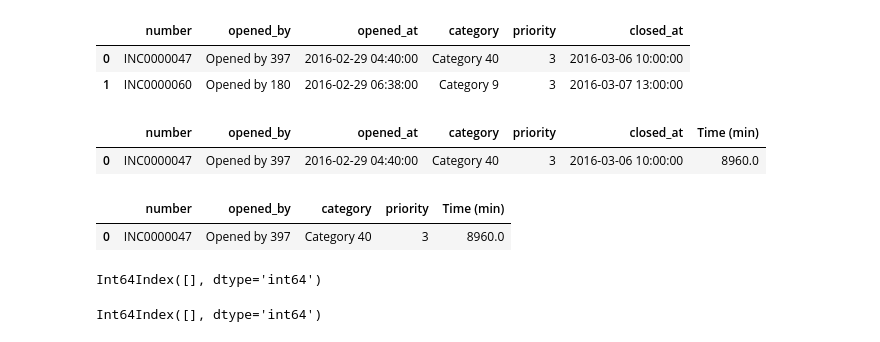
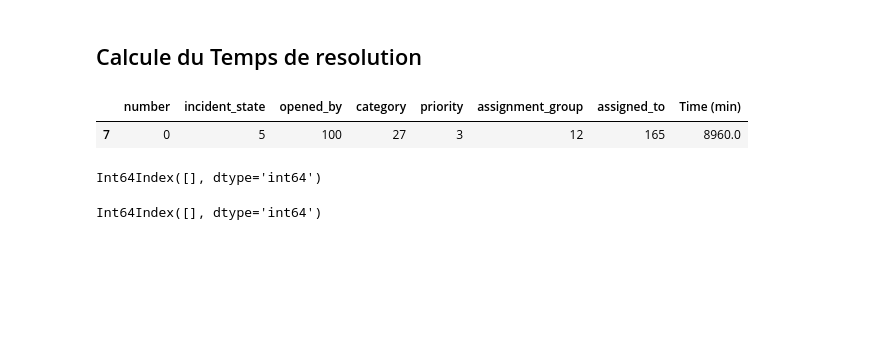
Before and after one commit to soufiyan12/Analyse_incident_event_log_MELHOUF_RAKRAKY, a Jupyter notebook: Analyse_logs_MELHOUF_RAKRAKY.ipynb, the cells around one changed output. Saved outputs shown, nothing was run; the diff lists cells and outputs as text; code cells hidden in the pictures; blank space fills up the shorter version.

```diff
--- a/Analyse_logs_MELHOUF_RAKRAKY.ipynb
+++ b/Analyse_logs_MELHOUF_RAKRAKY.ipynb
@@ -106 +143,13 @@ datasetV3["priority"] = datasetV3["priority"].astype(int)
+# %%
+#web site ::: https://www.geeksforgeeks.org/ml-label-encoding-of-datasets-in-python/
+# label_encoder object knows how to understand word labels.
+label_encoder = preprocessing.LabelEncoder()
+
+# Encode labels in column 'category'.
+DatasetV4['category']= label_encoder.fit_transform(DatasetV4['category'])
+DatasetV4['opened_by']= label_encoder.fit_transform(DatasetV4['opened_by'])
+DatasetV4['number']= label_encoder.fit_transform(DatasetV4['number'])
+DatasetV4['assignment_group']= label_encoder.fit_transform(DatasetV4['assignment_group'])
+DatasetV4['assigned_to']= label_encoder.fit_transform(DatasetV4['assigned_to'])
+DatasetV4['incident_state']= label_encoder.fit_transform(DatasetV4['incident_state'])
 # %%
@@ -144,34 +175,26 @@ min            NaN            NaN               NaN          NaN     1.000000
 50%                  NaN
 75%                  NaN
 max                  NaN
+# %% [markdown]
+## Calcule du Temps de resolution
 # %%
 #weeb site ::: https://www.programiz.com/python-programming/datetime/strptime
 #we convert the format of date closing and opening incident using datetime object
-datasetV4['closed_at'] = datasetV4['closed_at'].apply(lambda x: datetime.strptime(x, '%d/%m/%Y %H:%M'))
-datasetV4['opened_at'] = datasetV4['opened_at'].apply(lambda x: datetime.strptime(x, '%d/%m/%Y %H:%M'))
+DatasetV4['closed_at'] = DatasetV4['closed_at'].apply(lambda x: datetime.strptime(x, '%d/%m/%Y %H:%M'))
+DatasetV4['opened_at'] = DatasetV4['opened_at'].apply(lambda x: datetime.strptime(x, '%d/%m/%Y %H:%M'))
-# %%
-datasetV4.head(2)
-# %% [output]
-|  | number | opened_by | opened_at | category | priority | closed_at |
-| 0 | INC0000047 | Opened by 397 | 2016-02-29 04:40:00 | Category 40 | 3 | 2016-03-06 10:00:00 |
-| 1 | INC0000060 | Opened by 180 | 2016-02-29 06:38:00 | Category 9 | 3 | 2016-03-07 13:00:00 |
 # %%
 #we calculate the time taken by each incident
 #calculates the difference between two dates
-datasetV4['Time (min)']=datasetV4['closed_at']-datasetV4['opened_at']
+DatasetV4['Time (min)']=DatasetV4['closed_at']-DatasetV4['opened_at']
 #converts the difference in terms of days
-datasetV4['Time (min)']=datasetV4['Time (min)']/np.timedelta64(1,'D')
+DatasetV4['Time (min)']=DatasetV4['Time (min)']/np.timedelta64(1,'D')
 #time in minutes
-datasetV4['Time (min)']=datasetV4['Time (min)']*24*60
-datasetV4.head(1)
+DatasetV4['Time (min)']=DatasetV4['Time (min)']*24*60
-# %% [output]
-|  | number | opened_by | opened_at | category | priority | closed_at | Time (min) |
-| 0 | INC0000047 | Opened by 397 | 2016-02-29 04:40:00 | Category 40 | 3 | 2016-03-06 10:00:00 | 8960.0 |
 # %%
-datasetV4 = datasetV4.drop(columns={'closed_at','opened_at'})
+DatasetV5 = DatasetV4.drop(columns={'closed_at','opened_at'})
 # %%
-datasetV4.head(1)
+DatasetV5.head(1)
 # %% [output]
-|  | number | opened_by | category | priority | Time (min) |
-| 0 | INC0000047 | Opened by 397 | Category 40 | 3 | 8960.0 |
+|  | number | incident_state | opened_by | category | priority | assignment_group | assigned_to | Time (min) |
+| 7 | 0 | 5 | 100 | 27 | 3 | 12 | 165 | 8960.0 |
 # %%
```
Also changed, not shown: parts of 62 cells of this notebook.
